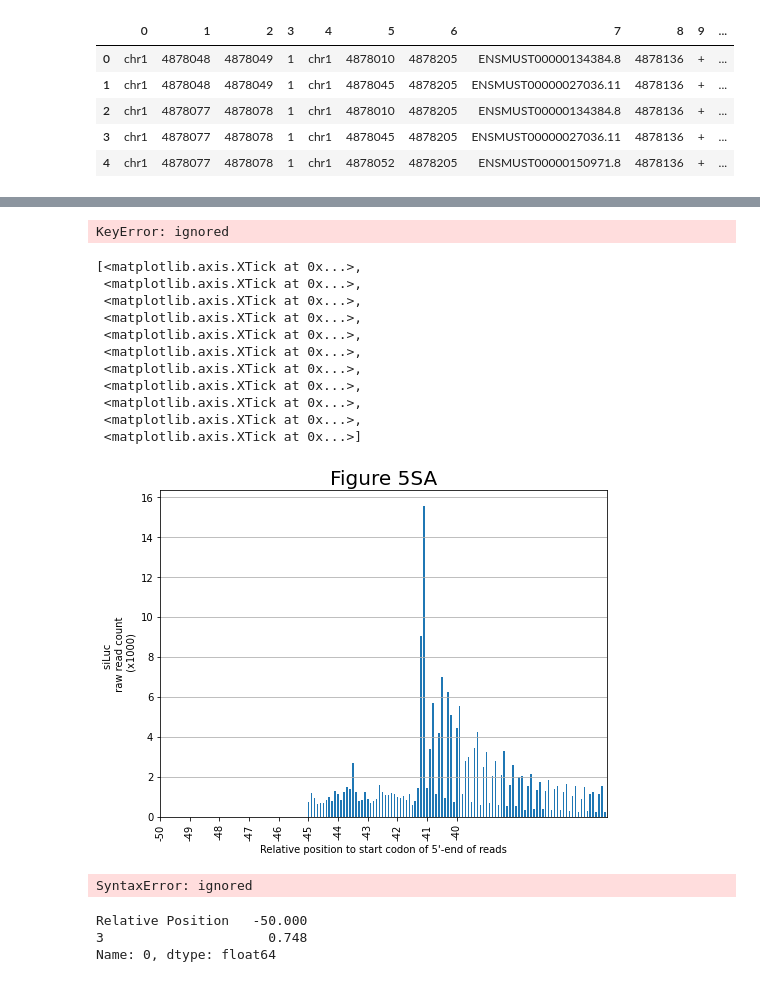
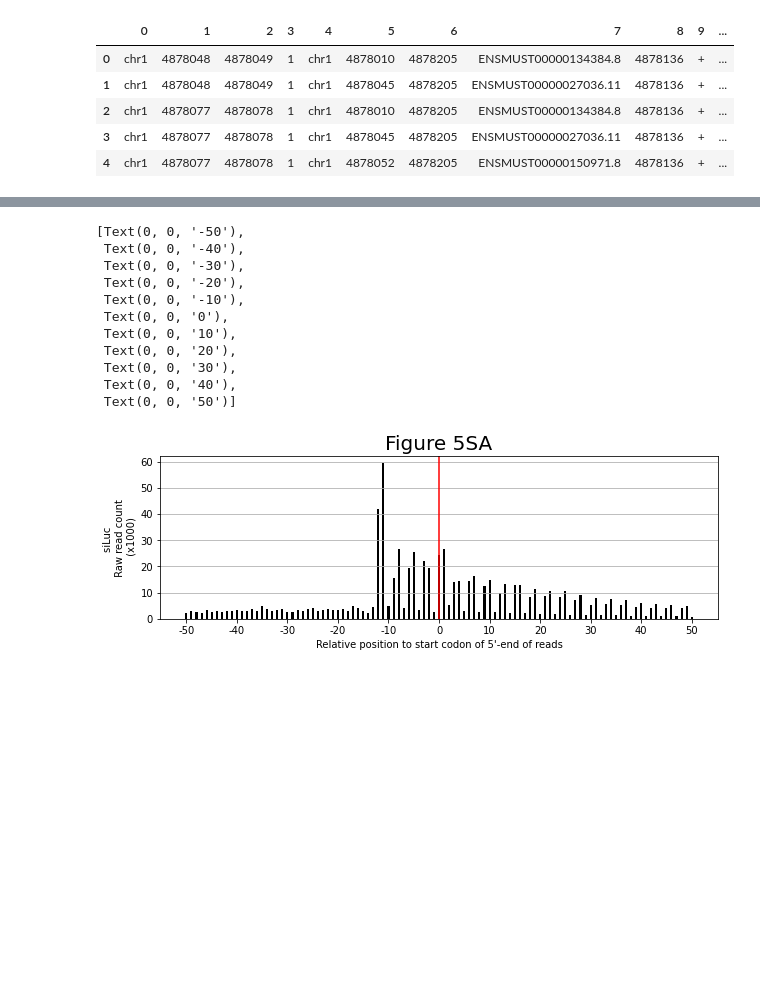
Before and after one commit to soominsong/Term_project_mission, a Jupyter notebook: CoLab_TermProj_M2.ipynb, the cells around one changed output, grey strips where cells are left out. Saved outputs shown, nothing was run; the diff lists cells and outputs as text; code cells hidden in the pictures; blank space fills up the shorter version.

```diff
--- a/CoLab_TermProj_M2.ipynb
+++ b/CoLab_TermProj_M2.ipynb
@@ -319,43 +330,31 @@ df2
-# %%
-df1['Relative Position']
-# %% [output]
-KeyError: ignored
+# %%
+xvalues= np.arange(-50,51)
+yvalues= df2.reindex(xvalues).fillna(0)[3]
 # %%
-ax = df2.loc[range(-50, 51)].reset_index().plot(x='Relative Position', y=3, kind='bar', figsize=(8, 6), legend = None)
+from matplotlib import pyplot as plt
+import numpy as np
+import pandas as pd
+
+
+fig, ax = plt. subplots(1,1, figsize = (10,3))
+ax.bar(xvalues, yvalues, width=0.4, color= "black")
 ax.set_xlabel('Relative position to start codon of 5\'-end of reads')
-ax.set_ylabel('siLuc \n raw read count \n (x1000)')
+ax.set_ylabel('siLuc \n Raw read count \n (x1000)')
 ax.set_title('Figure 5SA', fontsize=20)
 ax.yaxis.grid(True)
-
-ax.set_xticks(range(-50, 51, 10))
-#ax.set_xticklabels(rotation=0)
+plt.axvline(x=0, color='red')
+ax.set_xticks(np.arange(-50, 51, 10))
+ax.set_xticklabels(np.arange(-50,51,10))
 # %% [output]
-[<matplotlib.axis.XTick at 0x...>,
- <matplotlib.axis.XTick at 0x...>,
- <matplotlib.axis.XTick at 0x...>,
- <matplotlib.axis.XTick at 0x...>,
- <matplotlib.axis.XTick at 0x...>,
- <matplotlib.axis.XTick at 0x...>,
- <matplotlib.axis.XTick at 0x...>,
- <matplotlib.axis.XTick at 0x...>,
- <matplotlib.axis.XTick at 0x...>,
- <matplotlib.axis.XTick at 0x...>,
- <matplotlib.axis.XTick at 0x...>]
+[Text(0, 0, '-50'),
+ Text(0, 0, '-40'),
+ Text(0, 0, '-30'),
+ Text(0, 0, '-20'),
+ Text(0, 0, '-10'),
+ Text(0, 0, '0'),
+ Text(0, 0, '10'),
+ Text(0, 0, '20'),
+ Text(0, 0, '30'),
+ Text(0, 0, '40'),
+ Text(0, 0, '50')]
-[figure, old version]
+[figure, new version]
-# %%
-temp=pd.Seriese(df2['3'], index=int(df2['Relative Position']))
-ax=temp.loc(range(-50,51).plot(kind='bar',figsize=(8,6), legend=None)
-#ax.set_xlabel('Relative position to start codon of 5\'-end of reads')
-#ax.set_ylabel('siLuc \n raw read count \n (x1000)')
-#ax.set_title('Figure 5SA', fontsize=20)
-#ax.yaxis.grid(True)
-
-#ax.set_xticks(range(-50, 51, 10))
-# %% [output]
-SyntaxError: ignored
-# %%
-df2.loc[range(-50, 51)].reset_index()
-# %% [output]
-Relative Position   -50.000
-3                     0.748
-Name: 0, dtype: float64
```
Also changed, not shown: parts of 10 cells of this notebook.
